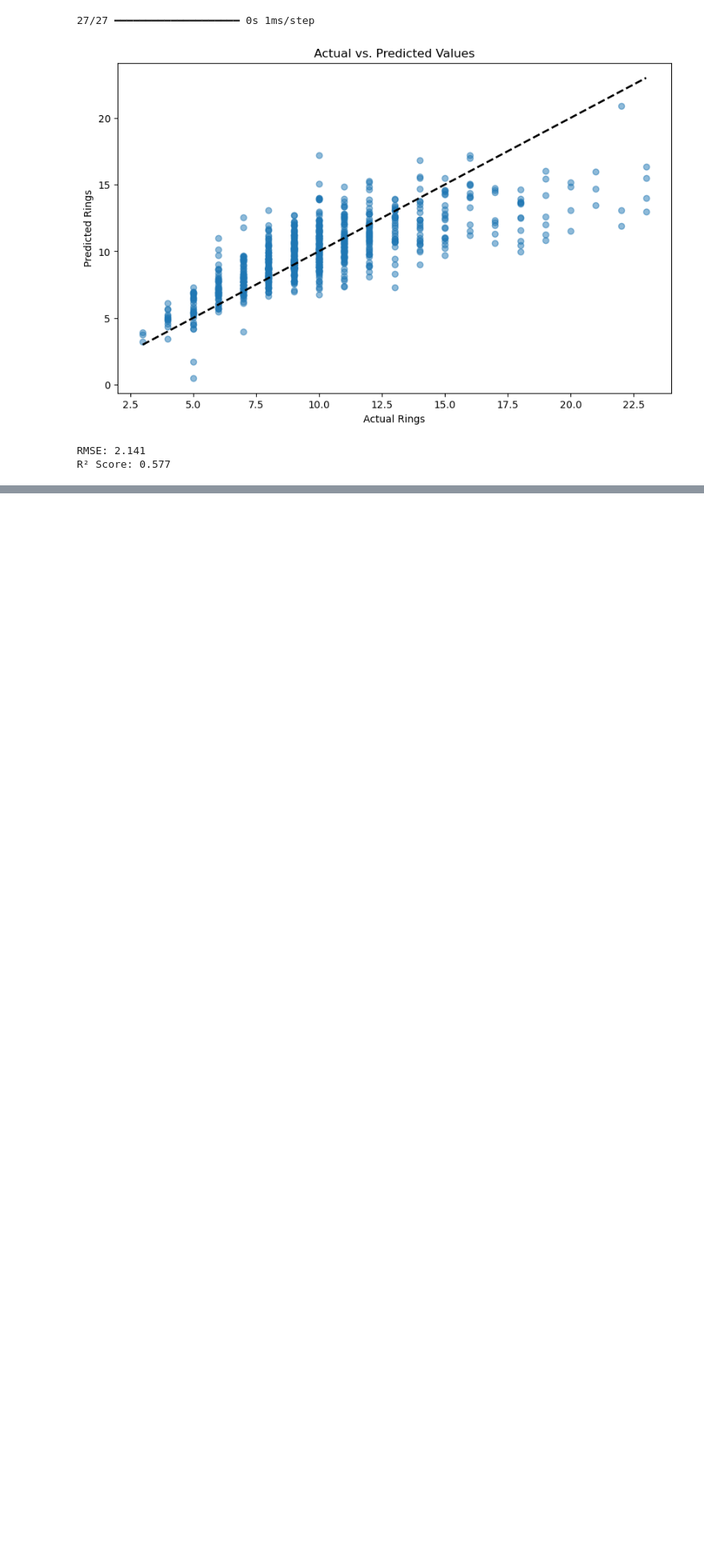
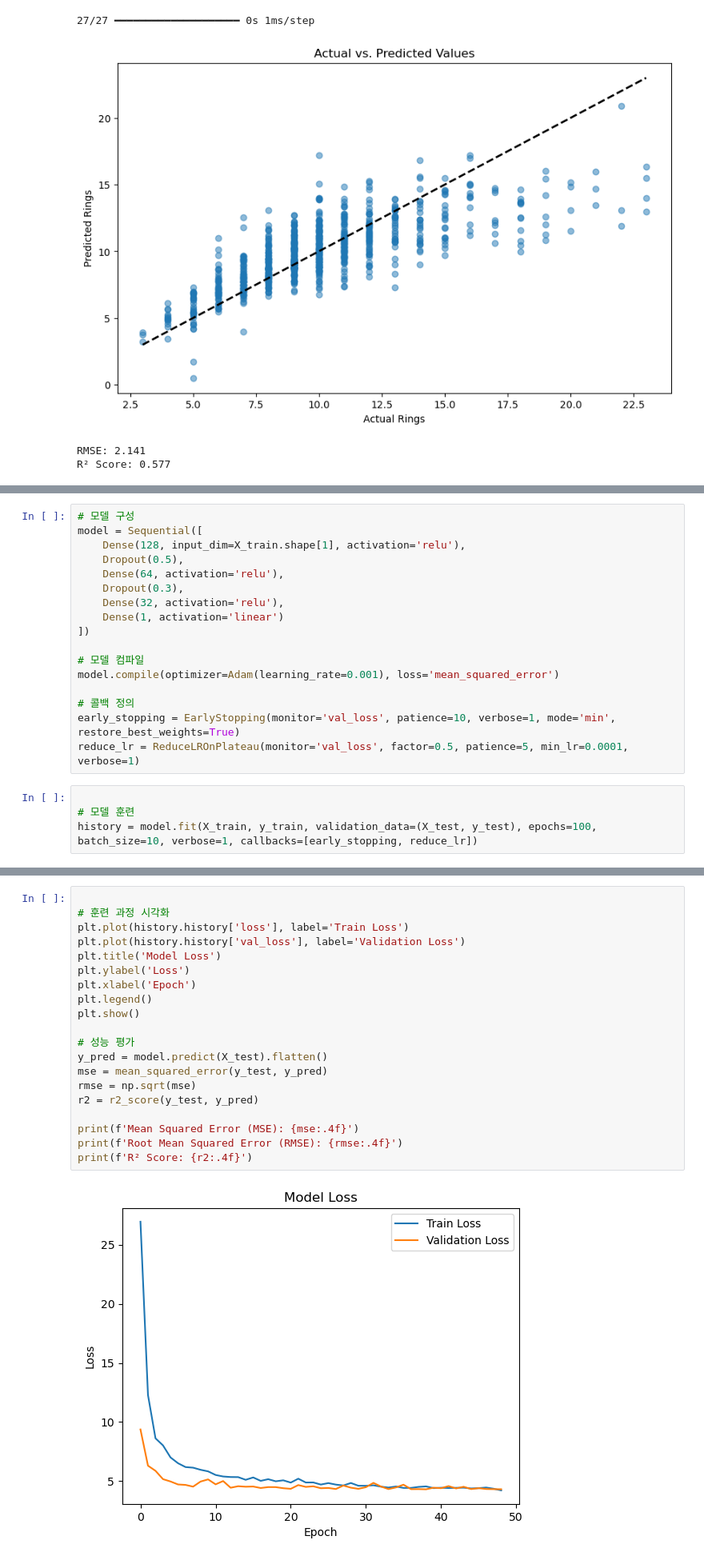
Before and after one commit to odesay97/ai-class, a Jupyter notebook: 1주차/과제/1주차 과제 - 딥러닝 - 회귀.ipynb, the cells around one changed output, grey strips where cells are left out. Shown at 80% size. Cells and saved outputs as stored; diff of their text form; blank space fills up the shorter version.

```diff
--- a/1주차/과제/1주차 과제 - 딥러닝 - 회귀.ipynb
+++ b/1주차/과제/1주차 과제 - 딥러닝 - 회귀.ipynb
@@ -167,0 +308,21 @@ R² Score: 0.577
+# %%
+# 모델 구성
+model = Sequential([
+    Dense(128, input_dim=X_train.shape[1], activation='relu'),
+    Dropout(0.5),
+    Dense(64, activation='relu'),
+    Dropout(0.3),
+    Dense(32, activation='relu'),
+    Dense(1, activation='linear')
+])
+
+# 모델 컴파일
+model.compile(optimizer=Adam(learning_rate=0.001), loss='mean_squared_error')
+
+# 콜백 정의
+early_stopping = EarlyStopping(monitor='val_loss', patience=10, verbose=1, mode='min', restore_best_weights=True)
+reduce_lr = ReduceLROnPlateau(monitor='val_loss', factor=0.5, patience=5, min_lr=0.0001, verbose=1)
+# %%
+
+# 모델 훈련
+history = model.fit(X_train, y_train, validation_data=(X_test, y_test), epochs=100, batch_size=10, verbose=1, callbacks=[early_stopping, reduce_lr])
@@ -167,0 +347,22 @@ R² Score: 0.577
+# %%
+
+# 훈련 과정 시각화
+plt.plot(history.history['loss'], label='Train Loss')
+plt.plot(history.history['val_loss'], label='Validation Loss')
+plt.title('Model Loss')
+plt.ylabel('Loss')
+plt.xlabel('Epoch')
+plt.legend()
+plt.show()
+
+# 성능 평가
+y_pred = model.predict(X_test).flatten()
+mse = mean_squared_error(y_test, y_pred)
+rmse = np.sqrt(mse)
+r2 = r2_score(y_test, y_pred)
+
+print(f'Mean Squared Error (MSE): {mse:.4f}')
+print(f'Root Mean Squared Error (RMSE): {rmse:.4f}')
+print(f'R² Score: {r2:.4f}')
+# %% [output]
+[figure, added]
```
Also changed, not shown: parts of 11 cells of this notebook, 1 other file.
